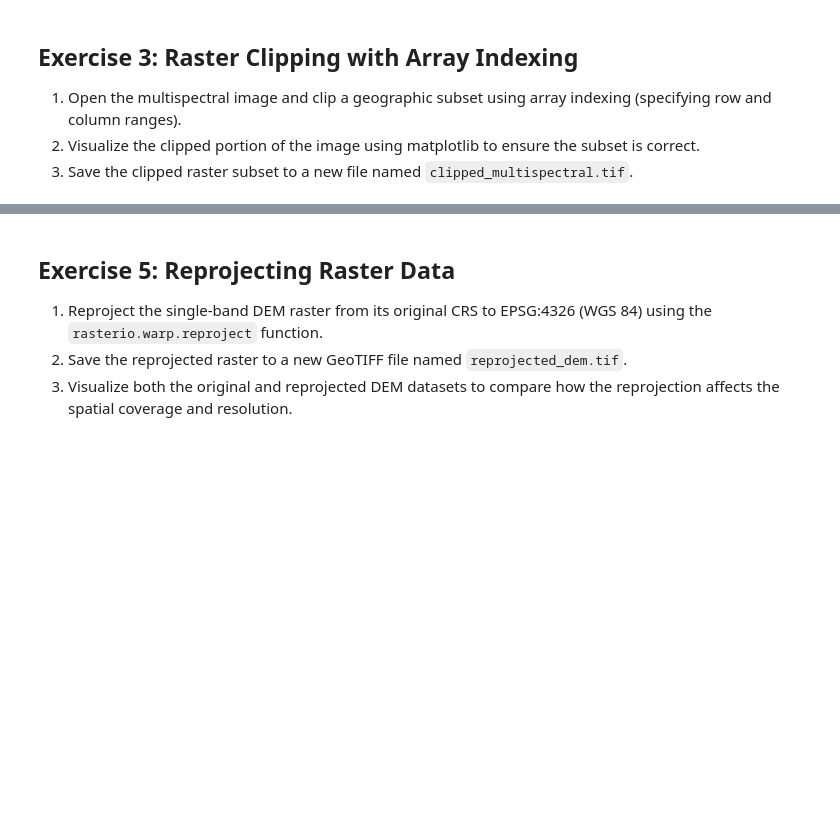
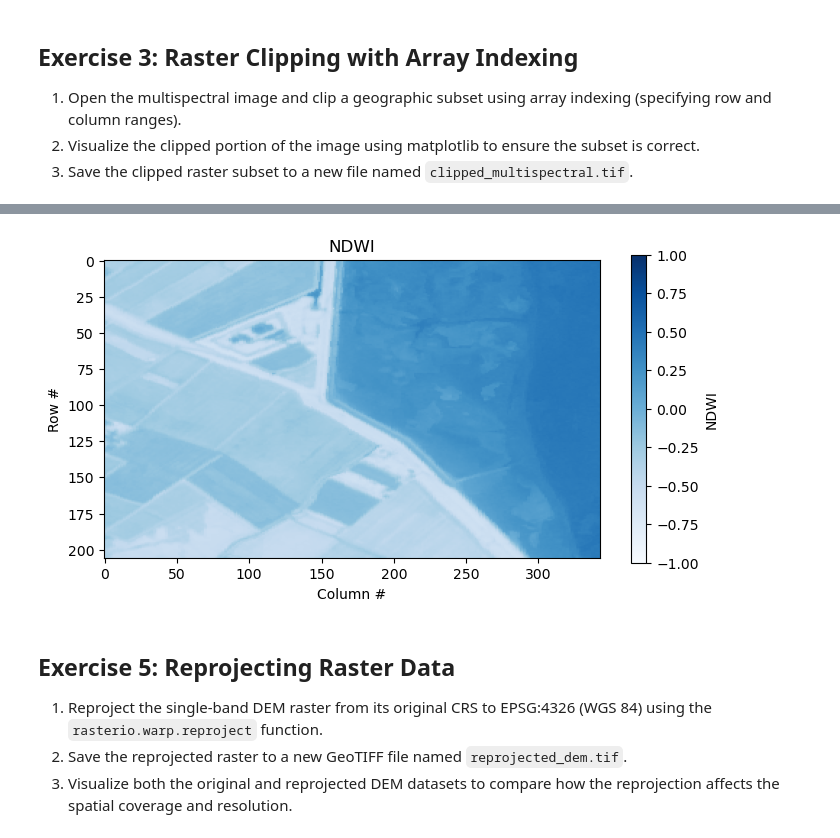
Before and after one commit to Geography-and-Planning/intro-to-gis, a Jupyter notebook: lab/lab_05.ipynb, the cells around one changed output, grey strips where cells are left out. Drawn from its saved outputs; the diff is of its cells as text; code cells hidden in the pictures; blank space fills up the shorter version.

```diff
--- a/lab/lab_05.ipynb
+++ b/lab/lab_05.ipynb
@@ -114,3 +129,15 @@ plt.show()
+# %%
+ndwi = (green_band - nir_band) / (green_band + nir_band)
+ndwi = ndwi.clip(-1, 1)
+plt.figure(figsize=(8, 8))
+plt.imshow(ndwi, cmap="Blues", vmin=-1, vmax=1)
+plt.colorbar(label="NDWI", shrink=0.5)
+plt.title("NDWI")
+plt.xlabel("Column #")
+plt.ylabel("Row #")
+plt.show()
+# %% [output]
+[figure, added]
 # %% [markdown]
 ## Exercise 5: Reprojecting Raster Data
 
```
Also changed, not shown: parts of 5 cells of this notebook, 1 other file.
